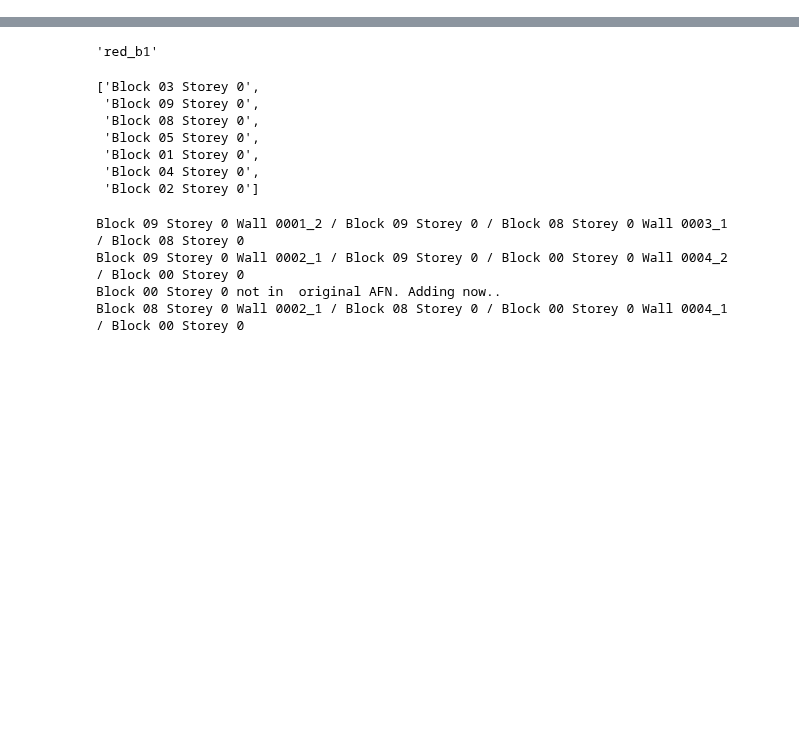
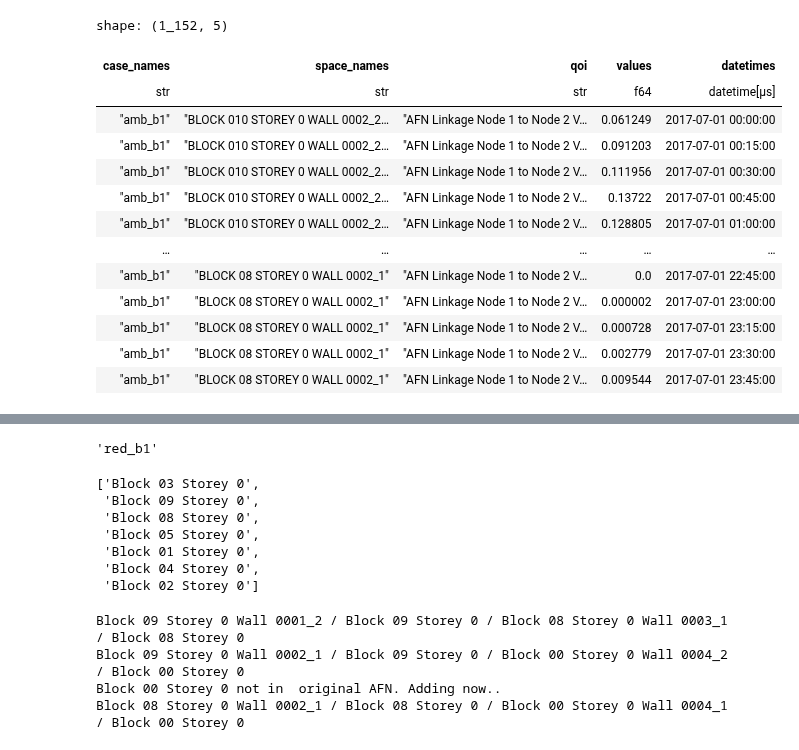
Before and after one commit to juliet29/plan2EPlus, a Jupyter notebook: _notebooks/t05_svg2plan.ipynb, the cells around one changed output, grey strips where cells are left out. Drawn from its saved outputs; the diff is of its cells as text; code cells hidden in the pictures; blank space fills up the shorter version.

```diff
--- a/_notebooks/t05_svg2plan.ipynb
+++ b/_notebooks/t05_svg2plan.ipynb
@@ -96,0 +56,18 @@ True
+# %%
+df = create_dataframe_for_case(sc.case_name, sc.sql, qois[0])
+df
+# %% [output]
+shape: (1_152, 5)
+| case_names | space_names | qoi | values | datetimes |
+| str | str | str | f64 | datetime[μs] |
+| "amb_b1" | "BLOCK 010 STOREY 0 WALL 0002_2… | "AFN Linkage Node 1 to Node 2 V… | 0.061249 | 2017-07-01 00:00:00 |
+| "amb_b1" | "BLOCK 010 STOREY 0 WALL 0002_2… | "AFN Linkage Node 1 to Node 2 V… | 0.091203 | 2017-07-01 00:15:00 |
+| "amb_b1" | "BLOCK 010 STOREY 0 WALL 0002_2… | "AFN Linkage Node 1 to Node 2 V… | 0.111956 | 2017-07-01 00:30:00 |
+| "amb_b1" | "BLOCK 010 STOREY 0 WALL 0002_2… | "AFN Linkage Node 1 to Node 2 V… | 0.13722 | 2017-07-01 00:45:00 |
+| "amb_b1" | "BLOCK 010 STOREY 0 WALL 0002_2… | "AFN Linkage Node 1 to Node 2 V… | 0.128805 | 2017-07-01 01:00:00 |
+| … | … | … | … | … |
+| "amb_b1" | "BLOCK 08 STOREY 0 WALL 0002_1" | "AFN Linkage Node 1 to Node 2 V… | 0.0 | 2017-07-01 22:45:00 |
+| "amb_b1" | "BLOCK 08 STOREY 0 WALL 0002_1" | "AFN Linkage Node 1 to Node 2 V… | 0.000002 | 2017-07-01 23:00:00 |
+| "amb_b1" | "BLOCK 08 STOREY 0 WALL 0002_1" | "AFN Linkage Node 1 to Node 2 V… | 0.000728 | 2017-07-01 23:15:00 |
+| "amb_b1" | "BLOCK 08 STOREY 0 WALL 0002_1" | "AFN Linkage Node 1 to Node 2 V… | 0.002779 | 2017-07-01 23:30:00 |
+| "amb_b1" | "BLOCK 08 STOREY 0 WALL 0002_1" | "AFN Linkage Node 1 to Node 2 V… | 0.009544 | 2017-07-01 23:45:00 |
```
Also changed, not shown: parts of 17 cells of this notebook, 9 other files.
